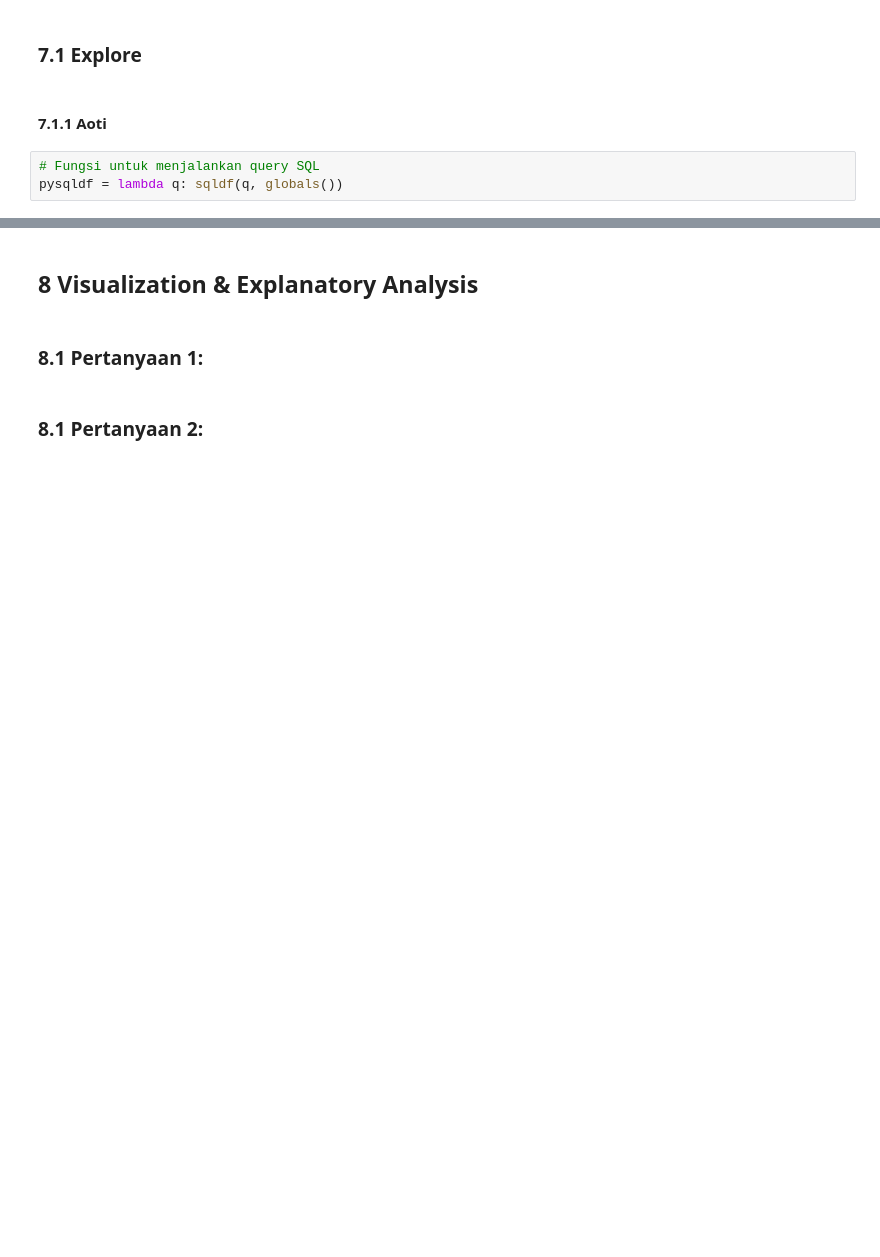
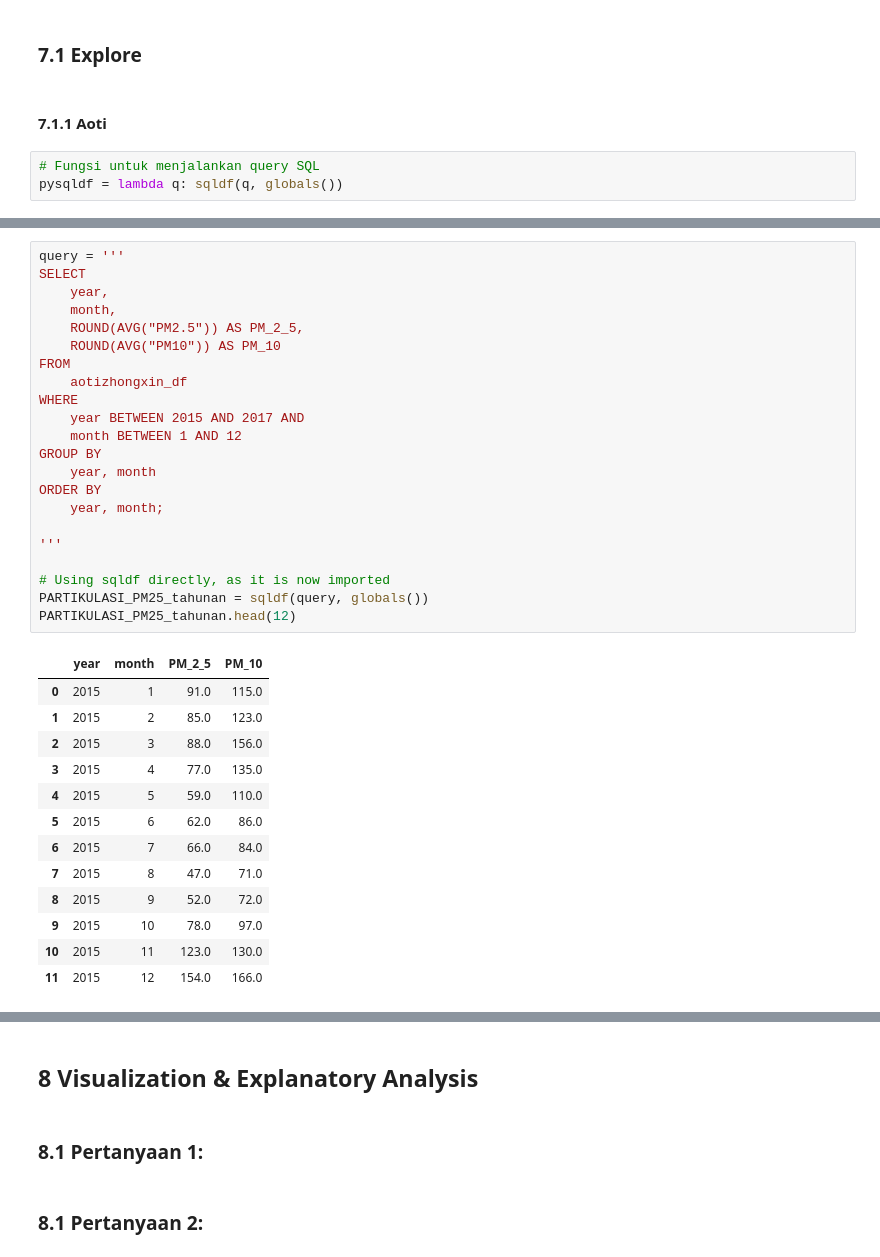
Before and after one commit to Wlnfadhil/Analisa-Data-Air-Quality-Control, a Jupyter notebook: submission/notebook.ipynb, the cells around one changed output, grey strips where cells are left out. Cells and saved outputs as stored; diff of their text form; blank space fills up the shorter version.

```diff
--- a/submission/notebook.ipynb
+++ b/submission/notebook.ipynb
@@ -827,0 +837,36 @@ partikulasi_polusi_bulanan[['date_time', 'avg_PM25', 'avg_PM10', 'avg_SO2', 'avg
+# %%
+query = '''
+SELECT
+    year,
+    month,
+    ROUND(AVG("PM2.5")) AS PM_2_5,
+    ROUND(AVG("PM10")) AS PM_10
+FROM
+    aotizhongxin_df
+WHERE
+    year BETWEEN 2015 AND 2017 AND
+    month BETWEEN 1 AND 12
+GROUP BY
+    year, month
+ORDER BY
+    year, month;
+
+'''
+
+# Using sqldf directly, as it is now imported
+PARTIKULASI_PM25_tahunan = sqldf(query, globals())
+PARTIKULASI_PM25_tahunan.head(12)
+# %% [output]
+|  | year | month | PM_2_5 | PM_10 |
+| 0 | 2015 | 1 | 91.0 | 115.0 |
+| 1 | 2015 | 2 | 85.0 | 123.0 |
+| 2 | 2015 | 3 | 88.0 | 156.0 |
+| 3 | 2015 | 4 | 77.0 | 135.0 |
+| 4 | 2015 | 5 | 59.0 | 110.0 |
+| 5 | 2015 | 6 | 62.0 | 86.0 |
+| 6 | 2015 | 7 | 66.0 | 84.0 |
+| 7 | 2015 | 8 | 47.0 | 71.0 |
+| 8 | 2015 | 9 | 52.0 | 72.0 |
+| 9 | 2015 | 10 | 78.0 | 97.0 |
+| 10 | 2015 | 11 | 123.0 | 130.0 |
+| 11 | 2015 | 12 | 154.0 | 166.0 |
```
Also changed, not shown: parts of 11 cells of this notebook.
